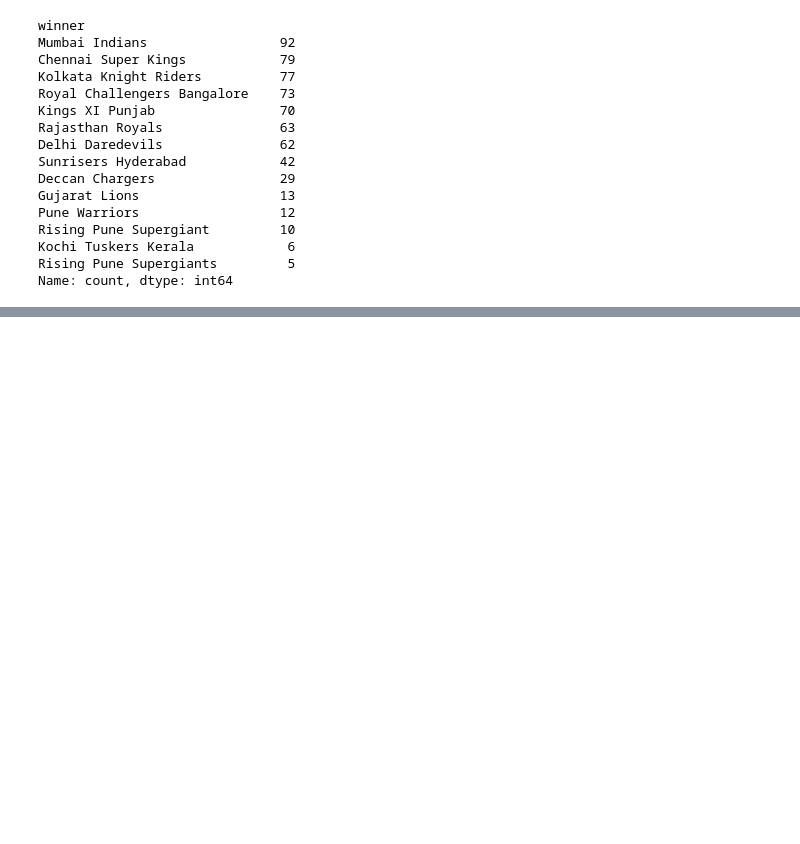
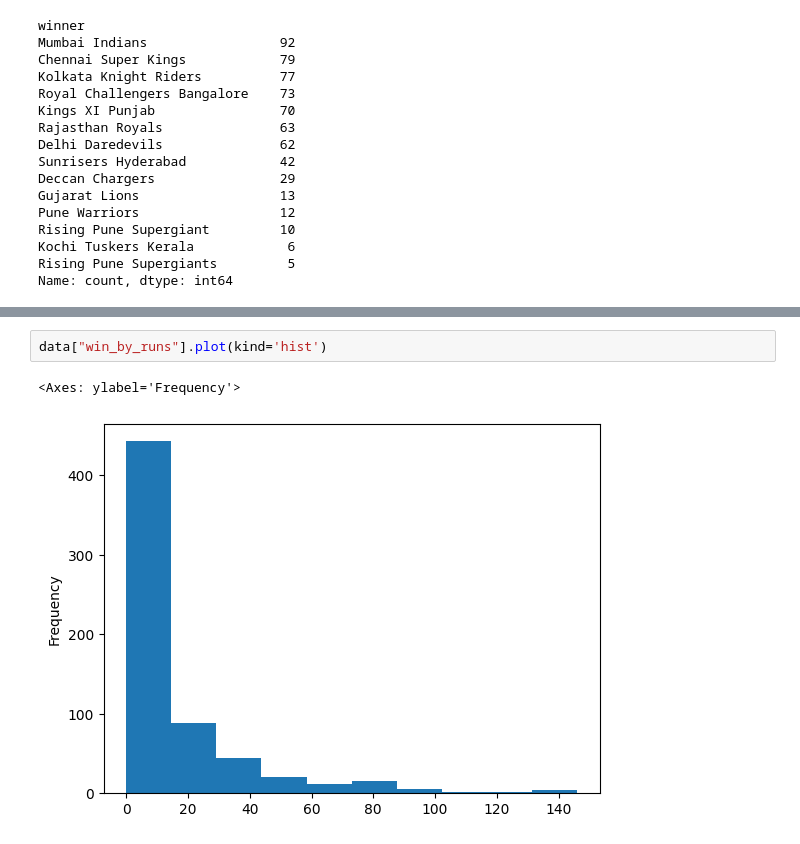
Before and after one commit to omyadav-ml/Daily-Learning, a Jupyter notebook: Python Notebook/Pandas/pandas.ipynb, the cells around one changed output, grey strips where cells are left out. Cells and saved outputs as stored; diff of their text form; blank space fills up the shorter version.

```diff
--- a/Python Notebook/Pandas/pandas.ipynb
+++ b/Python Notebook/Pandas/pandas.ipynb
@@ -311,0 +325,5 @@ Name: count, dtype: int64
+# %%
+data["win_by_runs"].plot(kind='hist')
+# %% [output]
+<Axes: ylabel='Frequency'>
+[figure, added]
```
Also changed, not shown: parts of 3 cells of this notebook.
